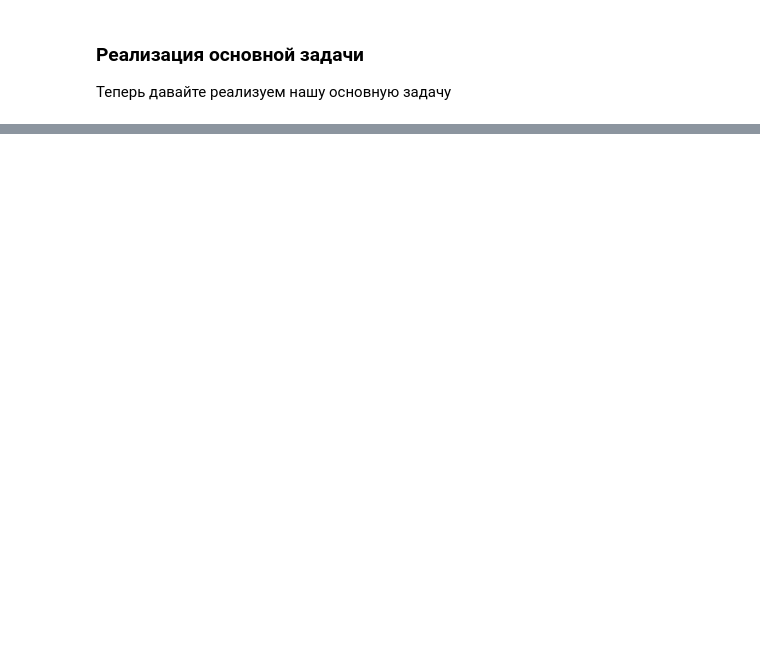
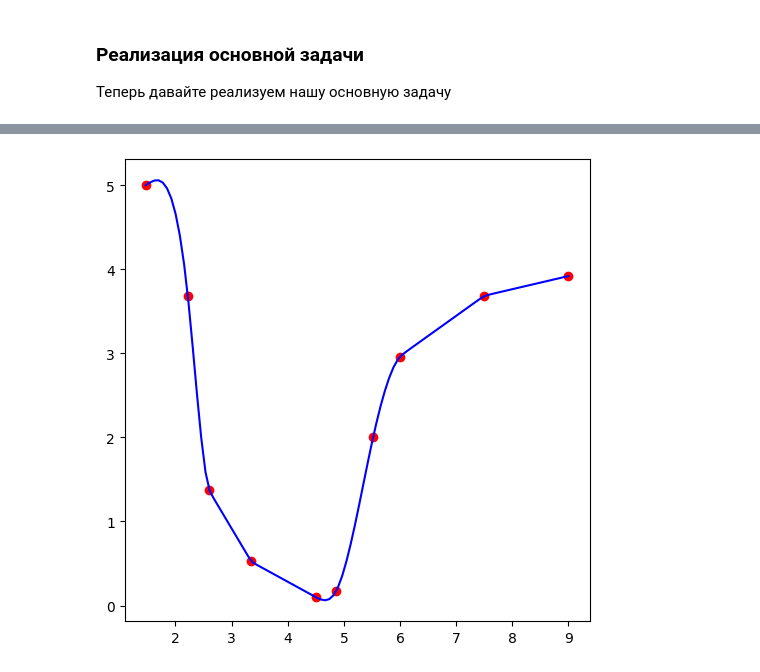
Before and after one commit to whitewolf185/DM, a Jupyter notebook: course/course.ipynb, the cells around one changed output, grey strips where cells are left out. Saved outputs shown, nothing was run; the diff lists cells and outputs as text; code cells hidden in the pictures; blank space fills up the shorter version.

```diff
--- a/course/course.ipynb
+++ b/course/course.ipynb
@@ -224,0 +401,4 @@ spline.print_spline()
+# %%
+exp_spline.print_spline()
+# %% [output]
+[figure, added]
```
Also changed, not shown: parts of 9 cells of this notebook.
